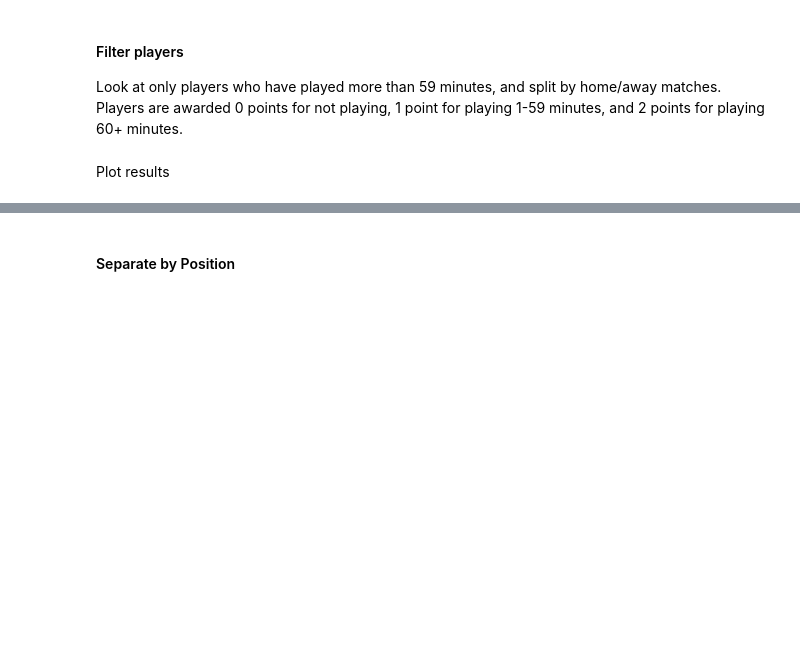
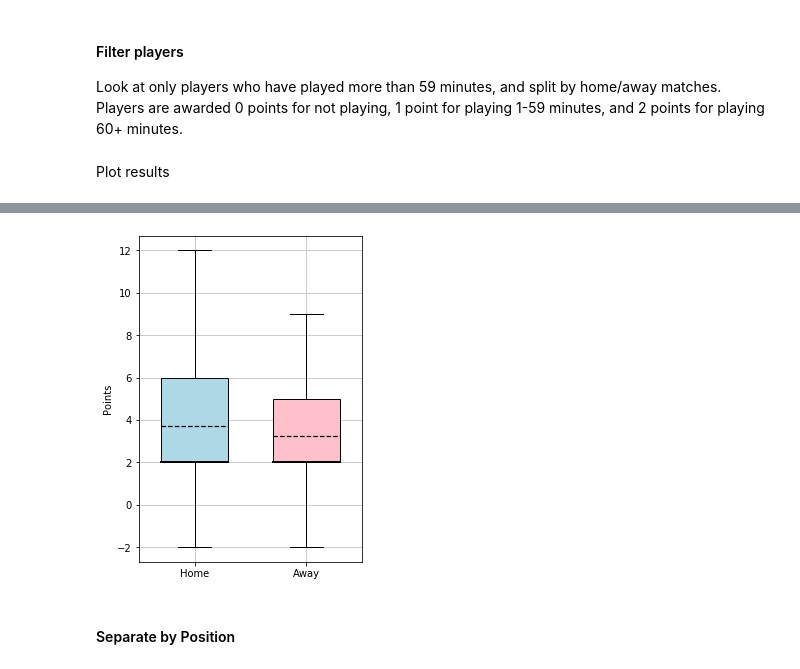
Before and after one commit to richardjdury/fpl, a Jupyter notebook: jupyter/investigate_data/Home_and_Away_Points.ipynb, the cells around one changed output, grey strips where cells are left out. Drawn from its saved outputs; the diff is of its cells as text; code cells hidden in the pictures; blank space fills up the shorter version.

```diff
--- a/jupyter/investigate_data/Home_and_Away_Points.ipynb
+++ b/jupyter/investigate_data/Home_and_Away_Points.ipynb
@@ -94,0 +93,25 @@ plt.ylabel('Relative Frequency of Points');
+# %%
+fig = plt.figure(figsize=(4,6))
+ax = fig.add_subplot(1,1,1)
+
+data = [home_players['total_points'].values, away_players['total_points'].values]
+
+bplot = plt.boxplot(data, widths=0.6, patch_artist=True, showmeans=True, meanline=True, showfliers=False)
+
+for median in bplot['medians']:
+    median.set(color='k', linewidth=2,)
+
+for mean in bplot['means']:
+    mean.set(color='k', linewidth=1.25,)
+
+colors = ['lightblue', 'pink']
+for patch, color in zip(bplot['boxes'], colors):
+    patch.set_facecolor(color)
+
+plt.xticks([1,2], ['Home', 'Away'])
+plt.ylabel('Points')
+plt.grid(True, c=(.8,.8,.8), lw=1)
+plt.savefig('../../data/figures/home_away_points.svg', format='svg')
+plt.savefig('../../data/figures/home_away_points.png', format='png')
+# %% [output]
+[figure, added]
```
Also changed, not shown: parts of 6 cells of this notebook, 3 other files.
